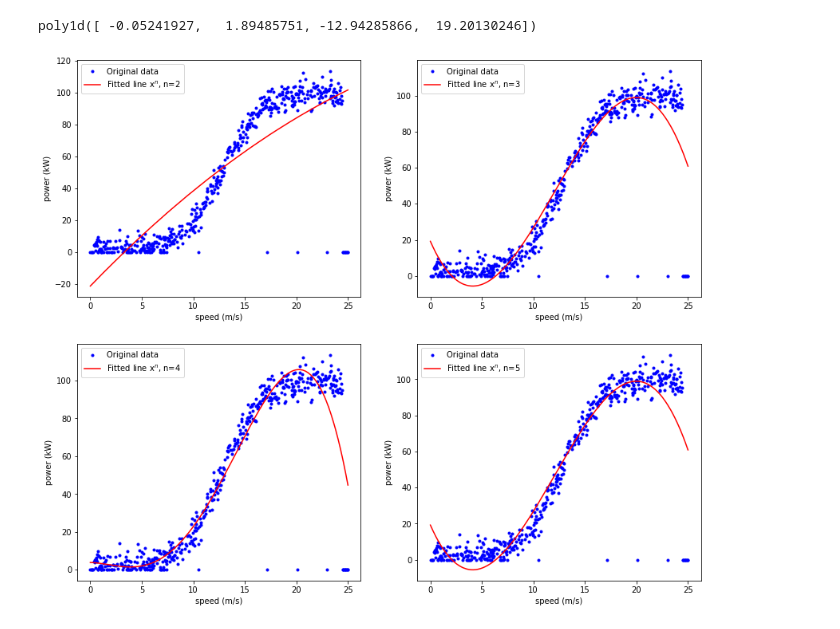
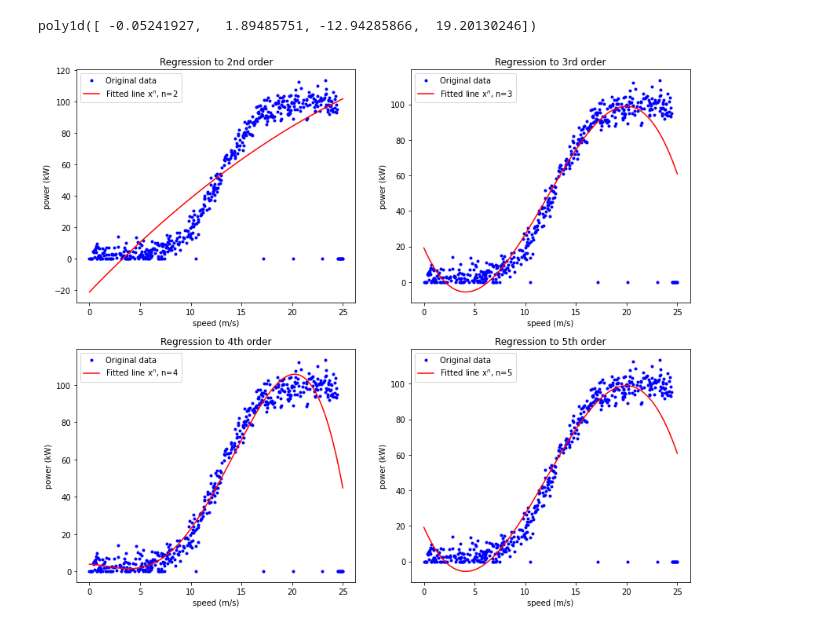
Before and after one commit to killfoley/fundamentalsofDA_project, a Jupyter notebook: Project.ipynb, the cells around one changed output. Cells and saved outputs as stored; diff of their text form; code cells hidden in the pictures.

```diff
--- a/Project.ipynb
+++ b/Project.ipynb
@@ -329,31 +332,35 @@ plt.plot(speed, power, '.b', label='Original data')
 plt.plot(speed, p2(speed), 'r-', label='Fitted line x$^n$, n=2')
 plt.xlabel('speed (m/s)')
 plt.ylabel('power (kW)')
+plt.title("Regression to 2nd order")
 plt.legend()
 
 
 plt.subplot(2,2,2)
 plt.plot(speed, power, '.b', label='Original data')
 plt.plot(speed, p3(speed), 'r-', label='Fitted line x$^n$, n=3')
 plt.xlabel('speed (m/s)')
 plt.ylabel('power (kW)')
+plt.title("Regression to 3rd order")
 plt.legend()
 
 plt.subplot(2,2,3)
 plt.plot(speed, power, '.b', label='Original data')
 plt.plot(speed, p4(speed), 'r-', label='Fitted line x$^n$, n=4')
 plt.xlabel('speed (m/s)')
 plt.ylabel('power (kW)')
+plt.title("Regression to 4th order")
 plt.legend()
 
 plt.subplot(2,2,4)
 plt.plot(speed, power, '.b', label='Original data')
 plt.plot(speed, p5(speed), 'r-', label='Fitted line x$^n$, n=5')
 plt.xlabel('speed (m/s)')
 plt.ylabel('power (kW)')
+plt.title("Regression to 5th order")
 plt.legend()
 
 # Show the plot.
 plt.show();
 # %% [output]
-[figure, old version]
+[figure, new version]
```
Also changed, not shown: parts of 8 cells of this notebook, 3 other files.
